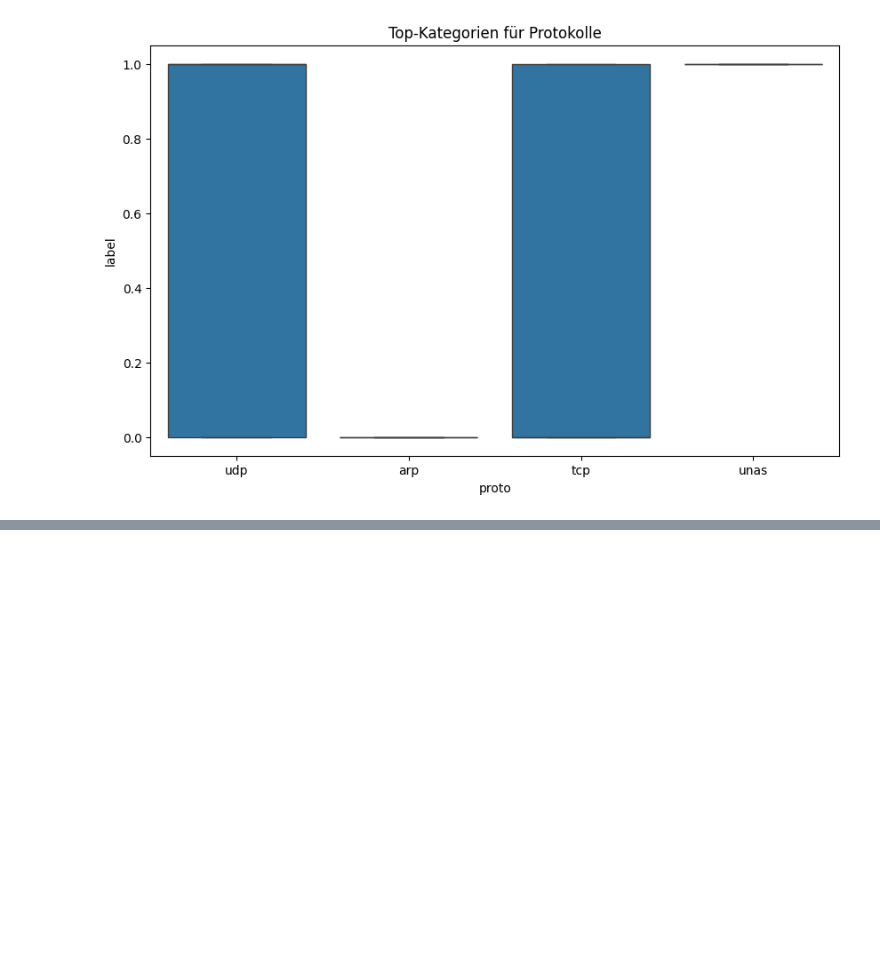
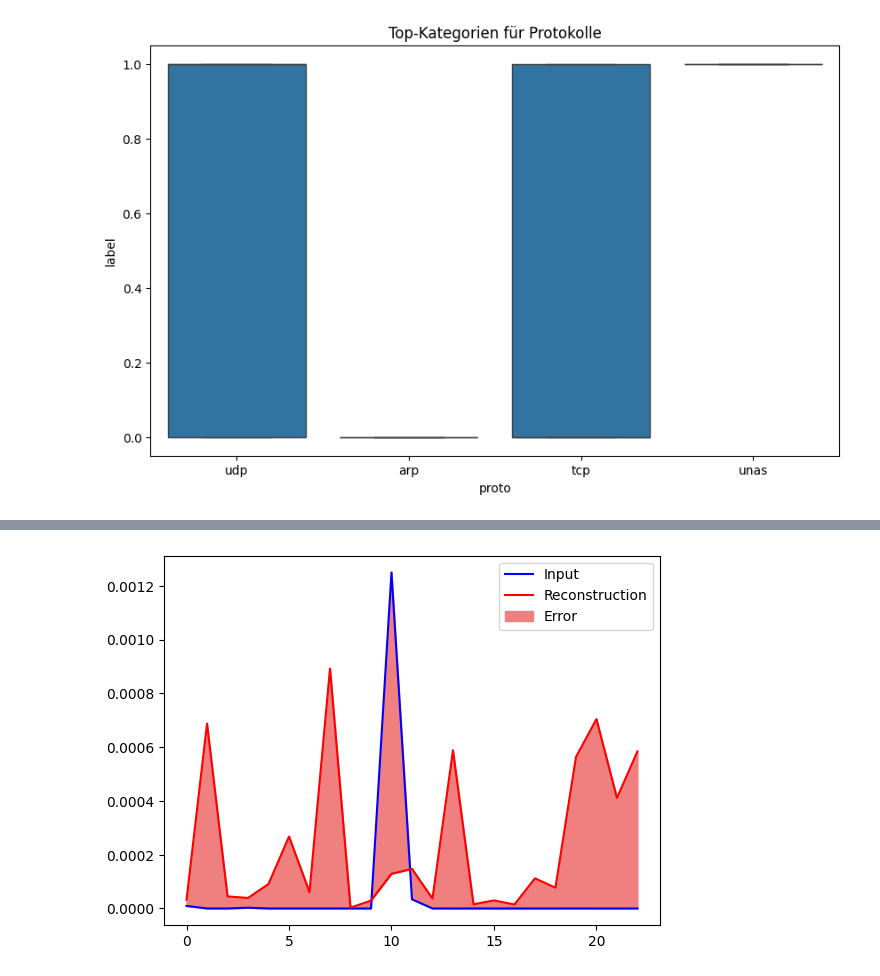
Before and after one commit to aKravtschenko/DEEPL-Autoencoder, a Jupyter notebook: main.ipynb, the cells around one changed output, grey strips where cells are left out. Cells and saved outputs as stored; diff of their text form; code cells hidden in the pictures; blank space fills up the shorter version.

```diff
--- a/main.ipynb
+++ b/main.ipynb
@@ -344,9 +380,9 @@ class AnomalyDetector(Model):
       layers.Dense(8, activation="relu")])
 
     self.decoder = tf.keras.Sequential([
+      layers.Dense(8, activation="relu"),
       layers.Dense(16, activation="relu"),
-      layers.Dense(32, activation="relu"),
-      layers.Dense(140, activation="sigmoid")])
+      layers.Dense(23, activation="sigmoid")])
 
   def call(self, x):
     encoded = self.encoder(x)
@@ -369,12 +426,14 @@ plt.legend()
 # %%
 encoded_data = autoencoder.encoder(normal_test_data).numpy()
 decoded_data = autoencoder.decoder(encoded_data).numpy()
 
 plt.plot(normal_test_data[0], 'b')
 plt.plot(decoded_data[0], 'r')
-plt.fill_between(np.arange(140), decoded_data[0], normal_test_data[0], color='lightcoral')
+plt.fill_between(np.arange(23), decoded_data[0], normal_test_data[0], color='lightcoral')
 plt.legend(labels=["Input", "Reconstruction", "Error"])
 plt.show()
+# %% [output]
+[figure, added]
 # %%
 encoded_data = autoencoder.encoder(anomalous_test_data).numpy()
 decoded_data = autoencoder.decoder(encoded_data).numpy()
```
Also changed, not shown: parts of 34 cells of this notebook.
